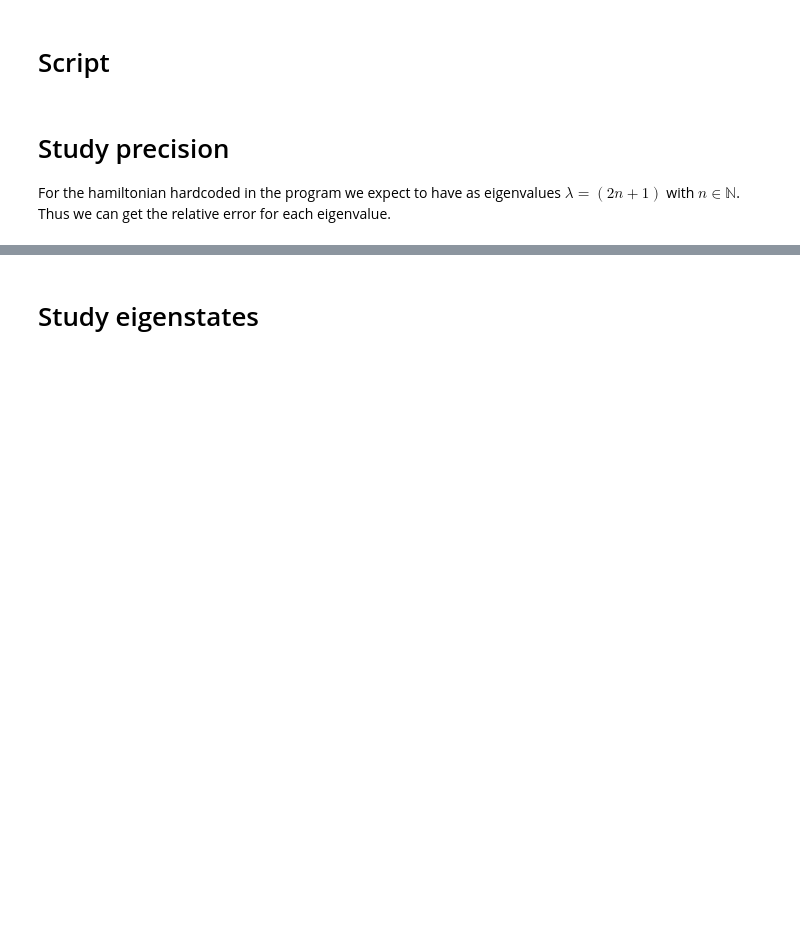
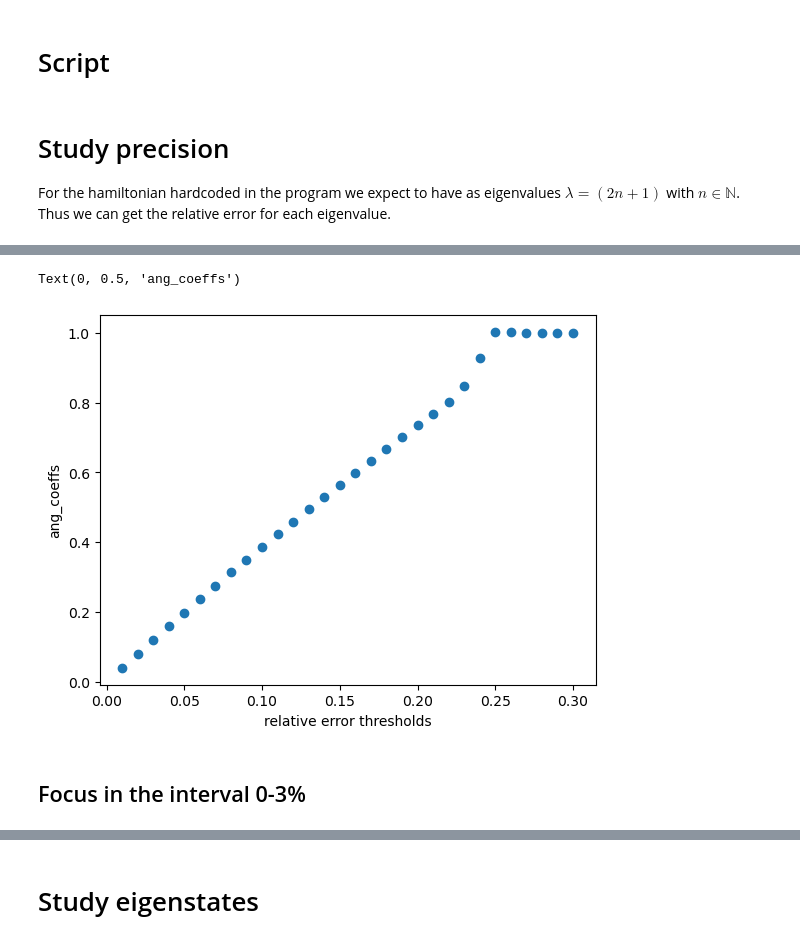
Before and after one commit to c0pp1/QIC_Exercises, a Jupyter notebook: Exercise04/exercise04.ipynb, the cells around one changed output, grey strips where cells are left out. Drawn from its saved outputs; the diff is of its cells as text; code cells hidden in the pictures; blank space fills up the shorter version.

```diff
--- a/Exercise04/exercise04.ipynb
+++ b/Exercise04/exercise04.ipynb
@@ -77,0 +87,11 @@ array([6.46549659e-03, 1.47755565e+01])
+# %%
+thresholds = [i*0.01 for i in range(1, 31)]
+ang_coeffs = np.asarray([np.polyfit(dims, [len(error[error < threshold]) for error in errors], deg=1)[0] for threshold in thresholds])
+plt.scatter(thresholds, ang_coeffs, label='data')
+plt.xlabel('relative error thresholds')
+plt.ylabel('ang_coeffs')
+# %% [output]
+Text(0, 0.5, 'ang_coeffs')
+[figure, added]
+# %% [markdown]
+## Focus in the interval 0-3%
```
Also changed, not shown: parts of 21 cells of this notebook, 9 other files.
